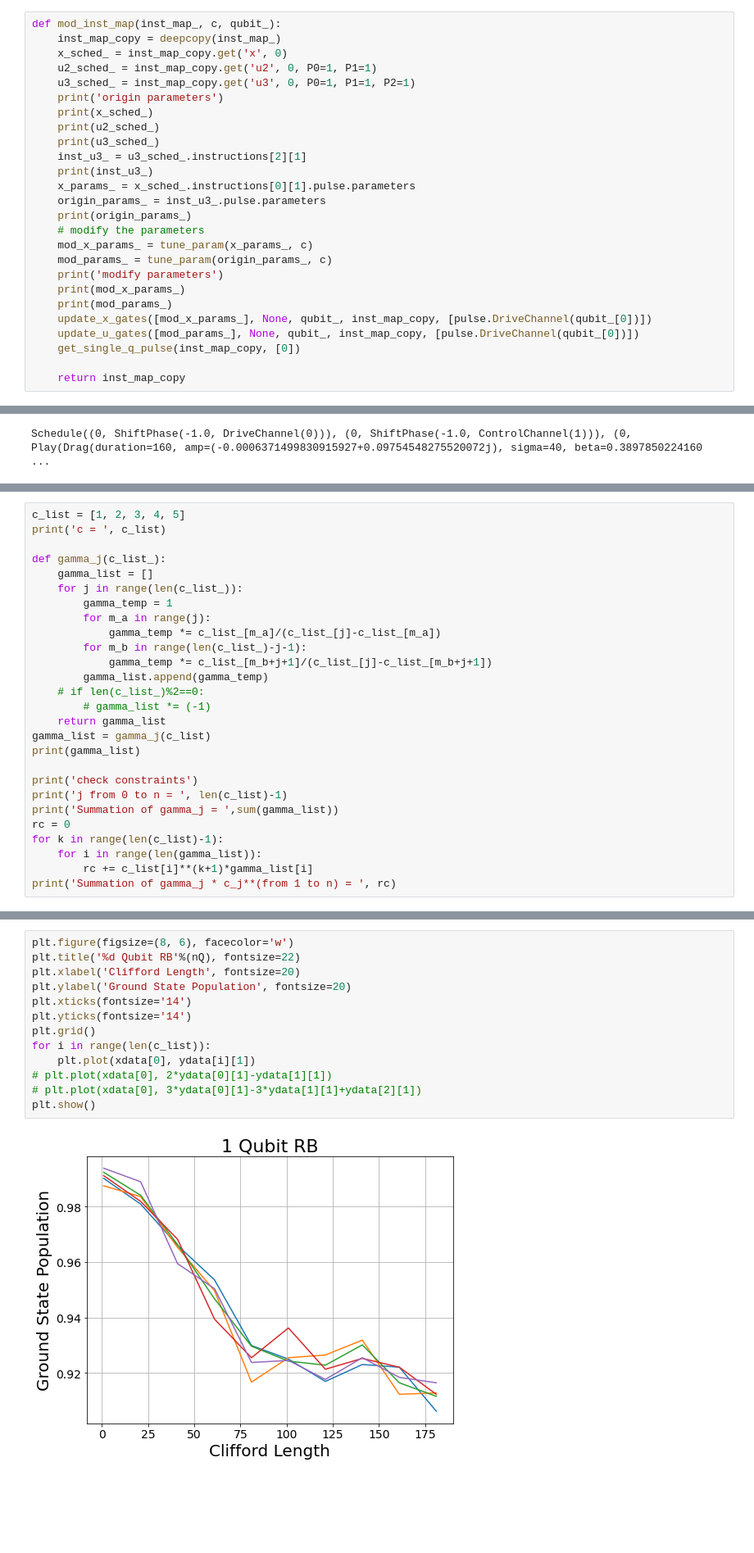
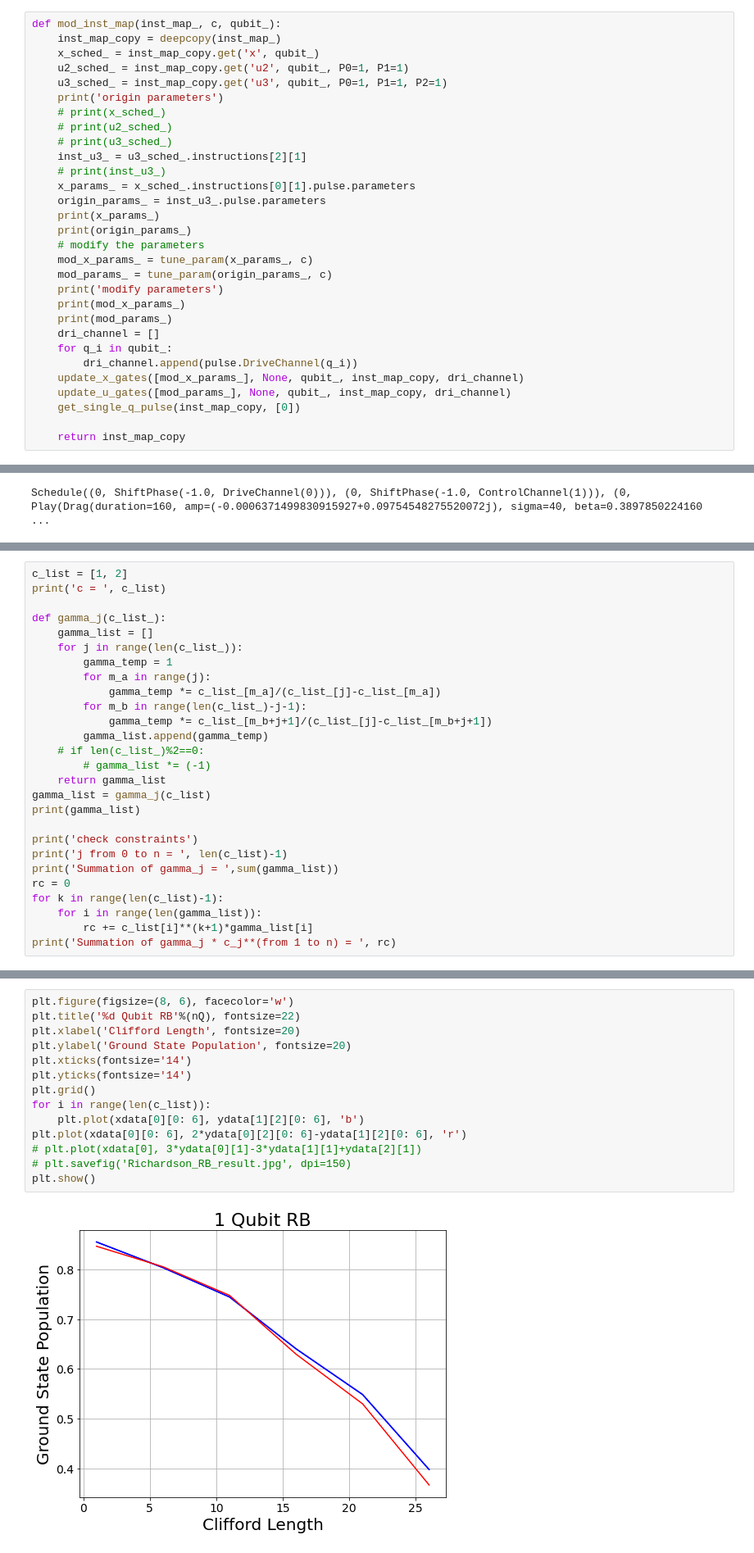
Before and after one commit to itsuka021/18-Generation_of_stretched_single_qubit_gates_for_Richardson_error_extrapolation, a Jupyter notebook: Richardson_RB.ipynb, the cells around one changed output, grey strips where cells are left out. Shown at 82% size. Saved outputs shown, nothing was run; the diff lists cells and outputs as text; blank space fills up the shorter version.

```diff
--- a/Richardson_RB.ipynb
+++ b/Richardson_RB.ipynb
@@ -73,17 +73,18 @@ def update_x_gates(drag_params, pi2_pulse_schedules=None,
 # %%
 def mod_inst_map(inst_map_, c, qubit_):
     inst_map_copy = deepcopy(inst_map_)
-    x_sched_ = inst_map_copy.get('x', 0)
-    u2_sched_ = inst_map_copy.get('u2', 0, P0=1, P1=1)
-    u3_sched_ = inst_map_copy.get('u3', 0, P0=1, P1=1, P2=1)
+    x_sched_ = inst_map_copy.get('x', qubit_)
+    u2_sched_ = inst_map_copy.get('u2', qubit_, P0=1, P1=1)
+    u3_sched_ = inst_map_copy.get('u3', qubit_, P0=1, P1=1, P2=1)
     print('origin parameters')
-    print(x_sched_)
-    print(u2_sched_)
-    print(u3_sched_)
+    # print(x_sched_)
+    # print(u2_sched_)
+    # print(u3_sched_)
     inst_u3_ = u3_sched_.instructions[2][1]
-    print(inst_u3_)
+    # print(inst_u3_)
     x_params_ = x_sched_.instructions[0][1].pulse.parameters
     origin_params_ = inst_u3_.pulse.parameters
+    print(x_params_)
     print(origin_params_)
     # modify the parameters
     mod_x_params_ = tune_param(x_params_, c)
@@ -91,8 +92,11 @@ def mod_inst_map(inst_map_, c, qubit_):
     print('modify parameters')
     print(mod_x_params_)
     print(mod_params_)
-    update_x_gates([mod_x_params_], None, qubit_, inst_map_copy, [pulse.DriveChannel(qubit_[0])])
-    update_u_gates([mod_params_], None, qubit_, inst_map_copy, [pulse.DriveChannel(qubit_[0])])
+    dri_channel = []
+    for q_i in qubit_:
+        dri_channel.append(pulse.DriveChannel(q_i))
+    update_x_gates([mod_x_params_], None, qubit_, inst_map_copy, dri_channel)
+    update_u_gates([mod_params_], None, qubit_, inst_map_copy, dri_channel)
     get_single_q_pulse(inst_map_copy, [0])
 
     return inst_map_copy
@@ -229,5 +223,5 @@ plt.show()
 # %%
-c_list = [1, 2, 3, 4, 5]
+c_list = [1, 2]
 print('c = ', c_list)
 
 def gamma_j(c_list_):
@@ -265,15 +250,16 @@ richardson_ydata =
 # %%
 plt.figure(figsize=(8, 6), facecolor='w')
 plt.title('%d Qubit RB'%(nQ), fontsize=22)
 plt.xlabel('Clifford Length', fontsize=20)
 plt.ylabel('Ground State Population', fontsize=20)
 plt.xticks(fontsize='14')
 plt.yticks(fontsize='14')
 plt.grid()
 for i in range(len(c_list)):
-    plt.plot(xdata[0], ydata[i][1])
-# plt.plot(xdata[0], 2*ydata[0][1]-ydata[1][1])
+    plt.plot(xdata[0][0: 6], ydata[1][2][0: 6], 'b')
+plt.plot(xdata[0][0: 6], 2*ydata[0][2][0: 6]-ydata[1][2][0: 6], 'r')
 # plt.plot(xdata[0], 3*ydata[0][1]-3*ydata[1][1]+ydata[2][1])
+# plt.savefig('Richardson_RB_result.jpg', dpi=150)
 plt.show()
 # %% [output]
-[figure, old version]
+[figure, new version]
```
Also changed, not shown: parts of 5 cells of this notebook, 1 other file.
